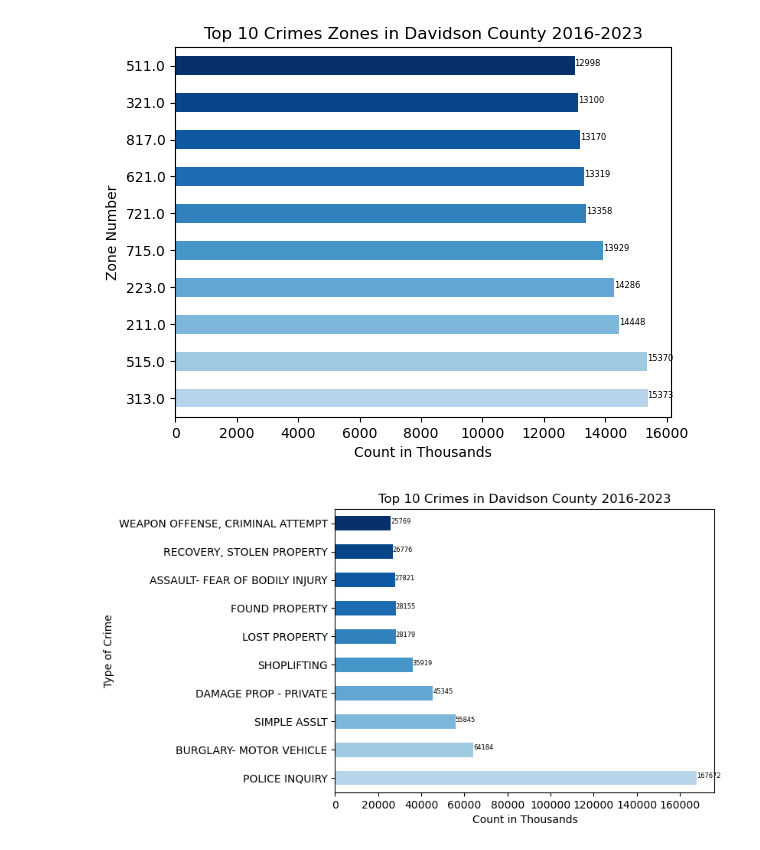
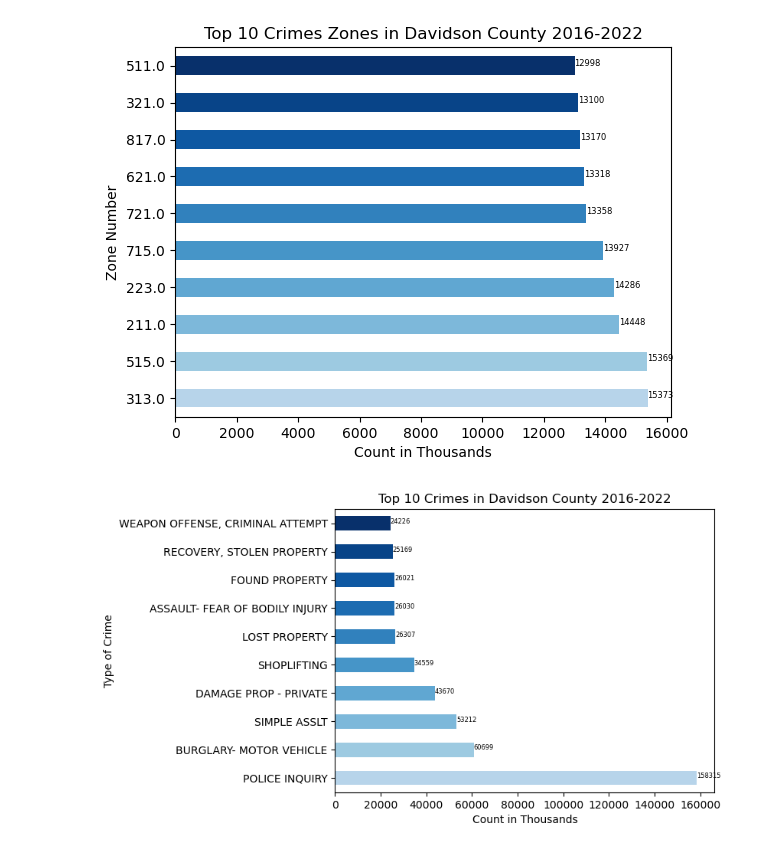
Before and after one commit to bob10182/Crime-and-Rentals, a Jupyter notebook: notebooks/metro_crime.ipynb, the cells around one changed output. Saved outputs shown, nothing was run; the diff lists cells and outputs as text; code cells hidden in the pictures.

```diff
--- a/notebooks/metro_crime.ipynb
+++ b/notebooks/metro_crime.ipynb
@@ -169,6 +169,6 @@ Zone
 dtype: int64
 # %%
-target_metro = raw_metro[raw_metro['Incident Occurred'] >= '2016-01-01']
+target_metro = raw_metro[(raw_metro['Incident Occurred'] >= '2016-01-01') & (raw_metro['Incident Occurred'] < '2023-01-01')]
 # %%
 target_metro.value_counts('Zone').head(20)
 # %% [output]
@@ -286,16 +286,16 @@ plt.show()
 # %%
 blues = plt.cm.Blues(np.linspace(0.3, 1, 10))
 top10_crimes.plot(kind='barh', color = blues)
 
-plt.title('Top 10 Crimes in Davidson County 2016-2023')
+plt.title('Top 10 Crimes in Davidson County 2016-2022')
 plt.xlabel('Count in Thousands')
 plt.ylabel('Type of Crime')
 for index,data in enumerate(top10_crimes):
     plt.annotate(f"{data}", xy=(data,index), ha='left', fontsize=6)
 
 plt.yticks(rotation=0)
 plt.show()
 # %% [output]
-[figure, old version]
+[figure, new version]
 # %%
 
```
Also changed, not shown: parts of 18 cells of this notebook, 5 other files.
